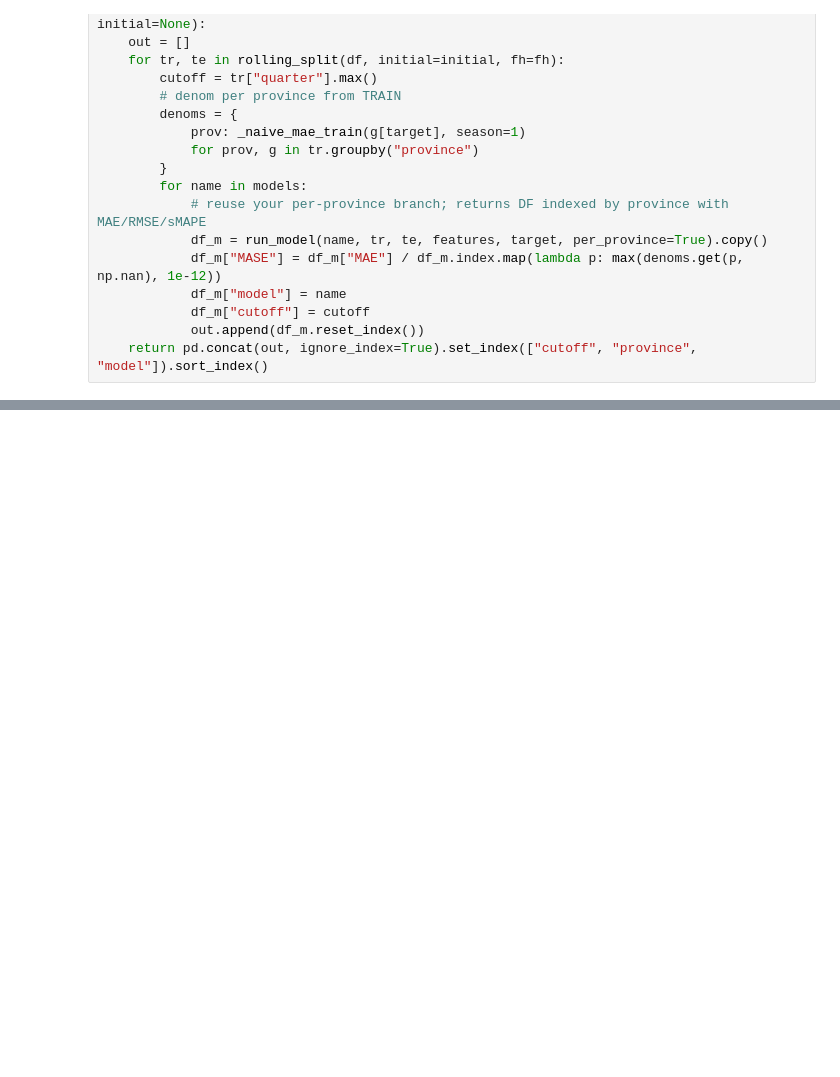
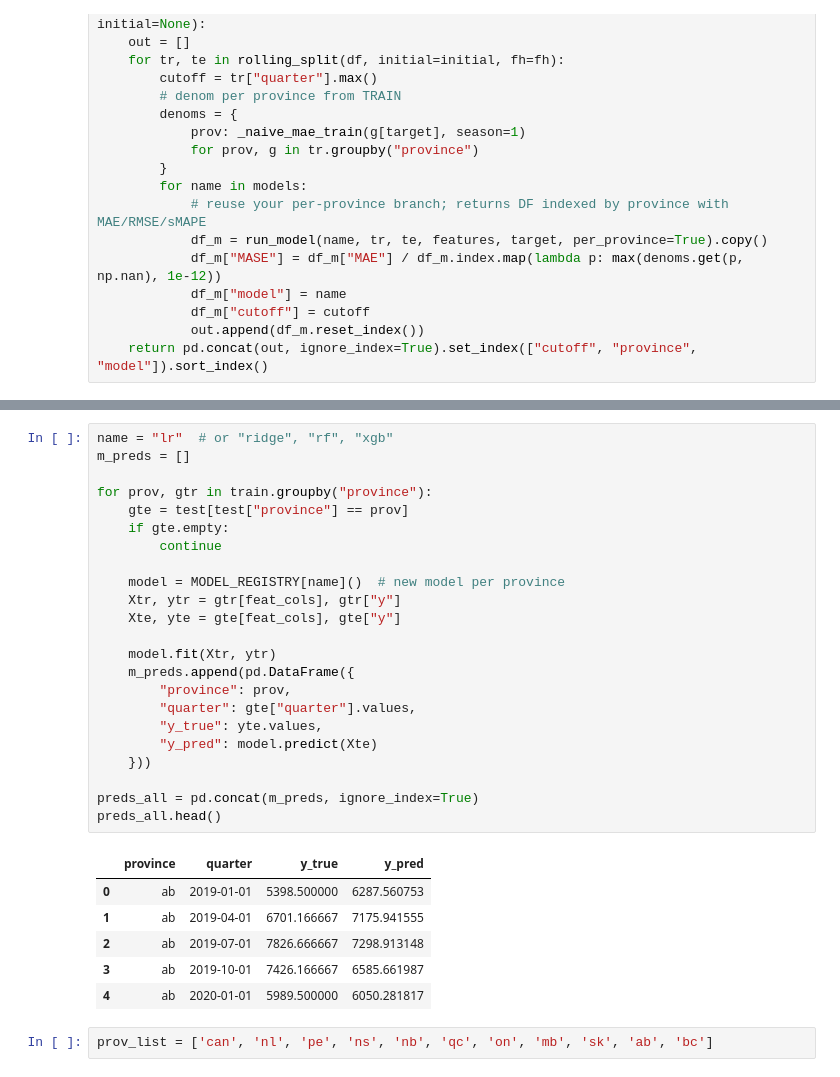
Before and after one commit to Erdos-Projects/fall-2025-forecasting-housing-supply-demand, a Jupyter notebook: modeling_same_q_forecast.ipynb, the cells around one changed output, grey strips where cells are left out. Drawn from its saved outputs; the diff is of its cells as text; blank space fills up the shorter version.

```diff
--- a/modeling_same_q_forecast.ipynb
+++ b/modeling_same_q_forecast.ipynb
@@ -421,0 +419,32 @@ display(summary)
+# %%
+name = "lr"  # or "ridge", "rf", "xgb"
+m_preds = []
+
+for prov, gtr in train.groupby("province"):
+    gte = test[test["province"] == prov]
+    if gte.empty:
+        continue
+
+    model = MODEL_REGISTRY[name]()  # new model per province
+    Xtr, ytr = gtr[feat_cols], gtr["y"]
+    Xte, yte = gte[feat_cols], gte["y"]
+
+    model.fit(Xtr, ytr)
+    m_preds.append(pd.DataFrame({
+        "province": prov,
+        "quarter": gte["quarter"].values,
+        "y_true": yte.values,
+        "y_pred": model.predict(Xte)
+    }))
+
+preds_all = pd.concat(m_preds, ignore_index=True)
+preds_all.head()
+# %% [output]
+|  | province | quarter | y_true | y_pred |
+| 0 | ab | 2019-01-01 | 5398.500000 | 6287.560753 |
+| 1 | ab | 2019-04-01 | 6701.166667 | 7175.941555 |
+| 2 | ab | 2019-07-01 | 7826.666667 | 7298.913148 |
+| 3 | ab | 2019-10-01 | 7426.166667 | 6585.661987 |
+| 4 | ab | 2020-01-01 | 5989.500000 | 6050.281817 |
+# %%
+prov_list = ['can', 'nl', 'pe', 'ns', 'nb', 'qc', 'on', 'mb', 'sk', 'ab', 'bc']
```
Also changed, not shown: parts of 7 cells of this notebook, 2 other files.
